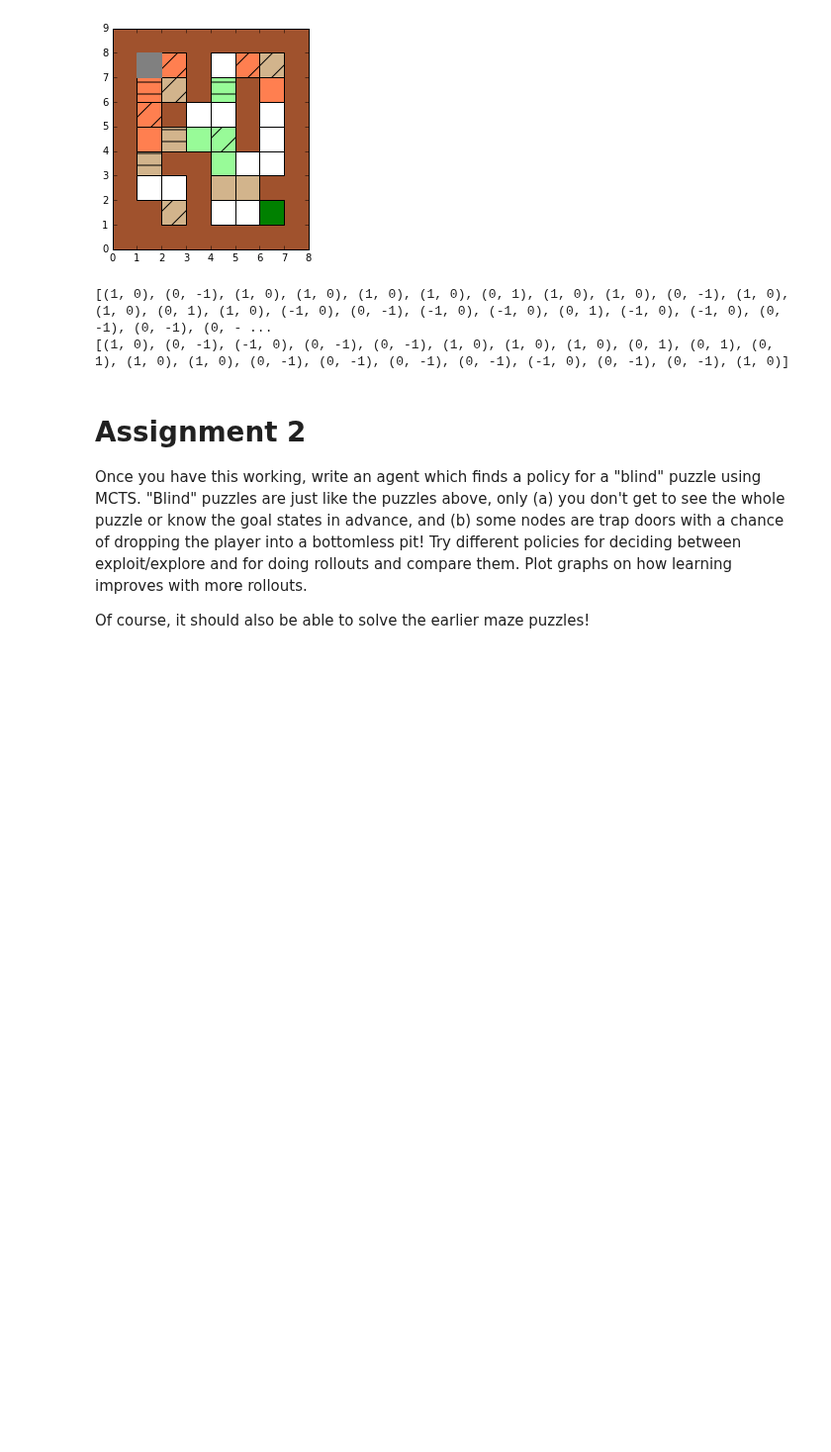
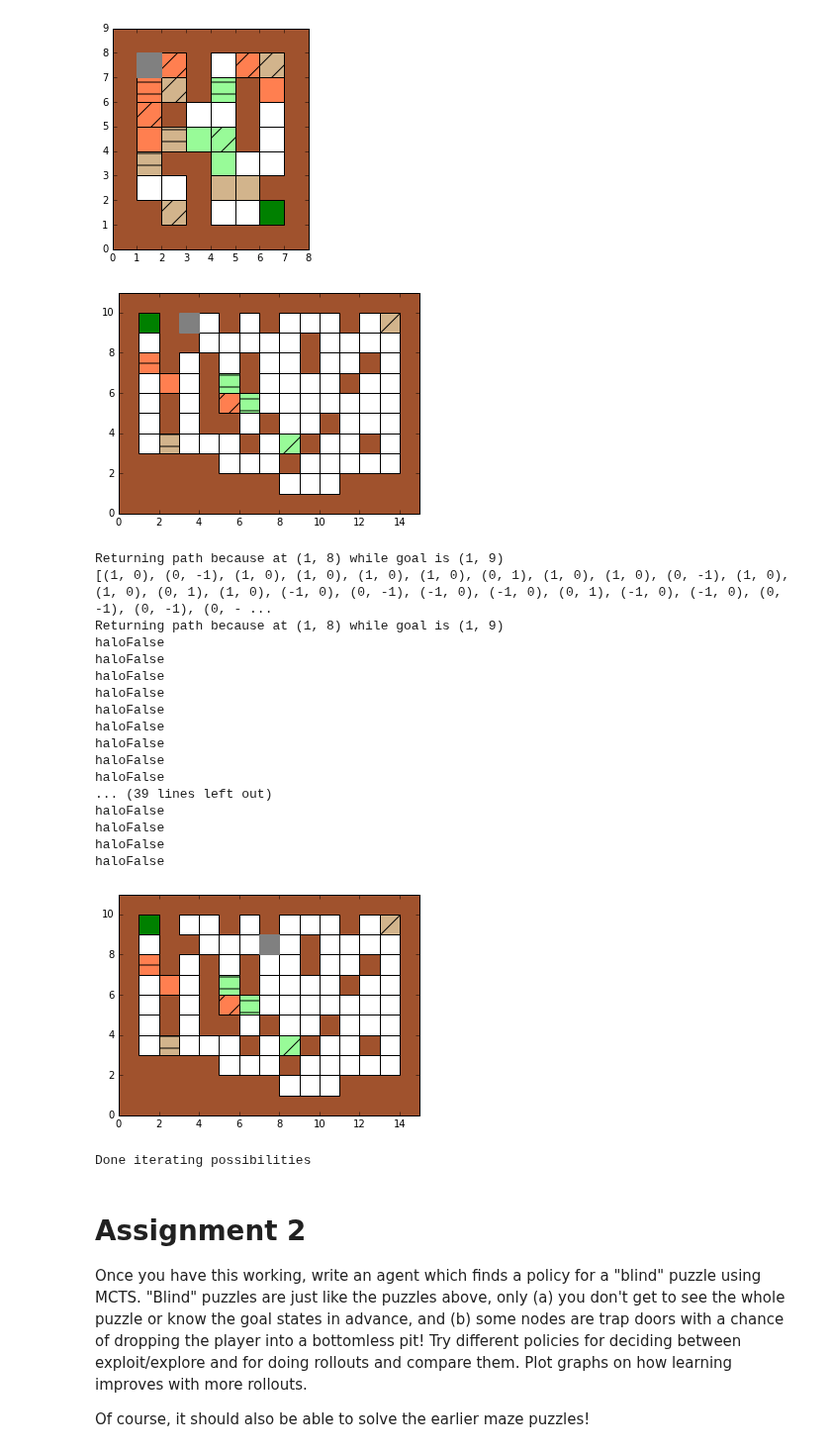
Before and after one commit to JoeOsborn/spcs-ai, a Jupyter notebook: projects/3-mazes/neil.ipynb, the cells around one changed output. Shown at 99% size. Cells and saved outputs as stored; diff of their text form; code cells hidden in the pictures; blank space fills up the shorter version.

```diff
--- a/projects/3-mazes/neil.ipynb
+++ b/projects/3-mazes/neil.ipynb
@@ -245,9 +245,6 @@ def heuristic(maze):
         (priority, current) = frontier.get() # Maze
 
         #print(current)
-
-        if current.is_at_exit():
-            return current.path
 
         #print(current.available_moves())
 
@@ -280,6 +277,10 @@ def heuristic(maze):
                 frontier.put((priority, successor))
                 visited.add(successor)
                 #came_from[current] = successor
+            if successor.is_at_exit():
+                print("Returning path because at " + str(current.player_pos) + " while goal is " + str(current.exit_pos))
+                return successor.path
+
 
     return 'Unsolvable'
 # %%
@@ -379,16 +382,37 @@ maze4().draw()
 [figure]
 [figure]
 # %%
-print(heuristic(maze3()))
-#maze = maze3()
-#for x, y in heuristic(maze):
-#    print("halo")
-#    maze.move_player(x, y)
-#maze.draw()
+#print(heuristic(maze3()))
+maze = maze3()
+maze.draw()
+print(heuristic(maze))
+for x, y in heuristic(maze):
+    print("halo" + str(maze.is_at_exit()))
+    maze.move_player(x, y)
+maze.draw()
+print("Done iterating possibilities")
 #print(heuristic(maze4()))
 # %% [output]
+[figure, added]
+Returning path because at (1, 8) while goal is (1, 9)
 [(1, 0), (0, -1), (1, 0), (1, 0), (1, 0), (1, 0), (0, 1), (1, 0), (1, 0), (0, -1), (1, 0), (1, 0), (0, 1), (1, 0), (-1, 0), (0, -1), (-1, 0), (-1, 0), (0, 1), (-1, 0), (-1, 0), (0, -1), (0, -1), (0, - ...
-[(1, 0), (0, -1), (-1, 0), (0, -1), (0, -1), (1, 0), (1, 0), (1, 0), (0, 1), (0, 1), (0, 1), (1, 0), (1, 0), (0, -1), (0, -1), (0, -1), (0, -1), (-1, 0), (0, -1), (0, -1), (1, 0)]
+Returning path because at (1, 8) while goal is (1, 9)
+haloFalse
+haloFalse
+haloFalse
+haloFalse
+haloFalse
+haloFalse
+haloFalse
+haloFalse
+haloFalse
+... (39 lines left out)
+haloFalse
+haloFalse
+haloFalse
+haloFalse
+[figure, added]
+Done iterating possibilities
 # %% [markdown]
 # Assignment 2
 
```
Also changed, not shown: parts of 1 cell of this notebook.
